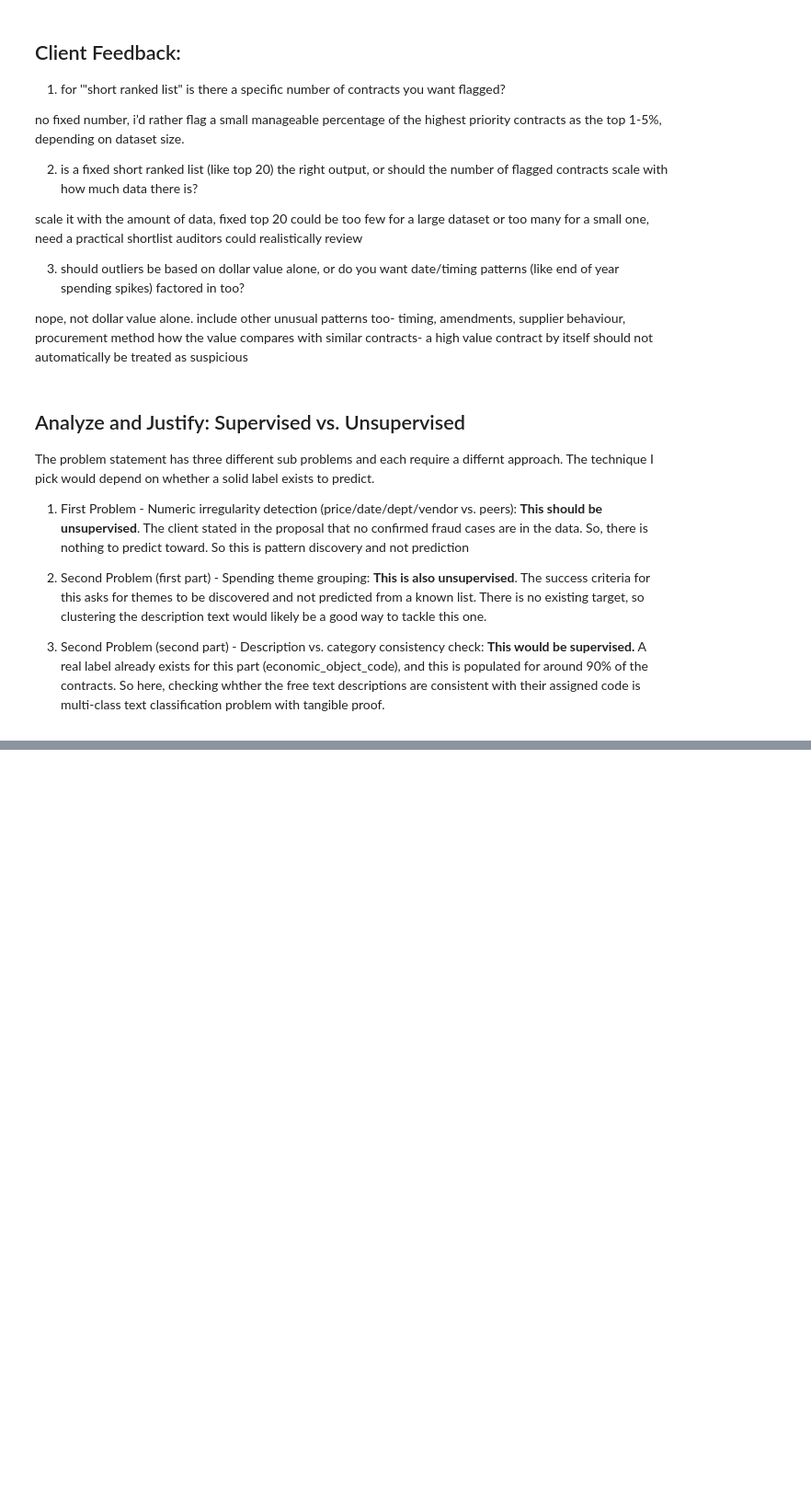
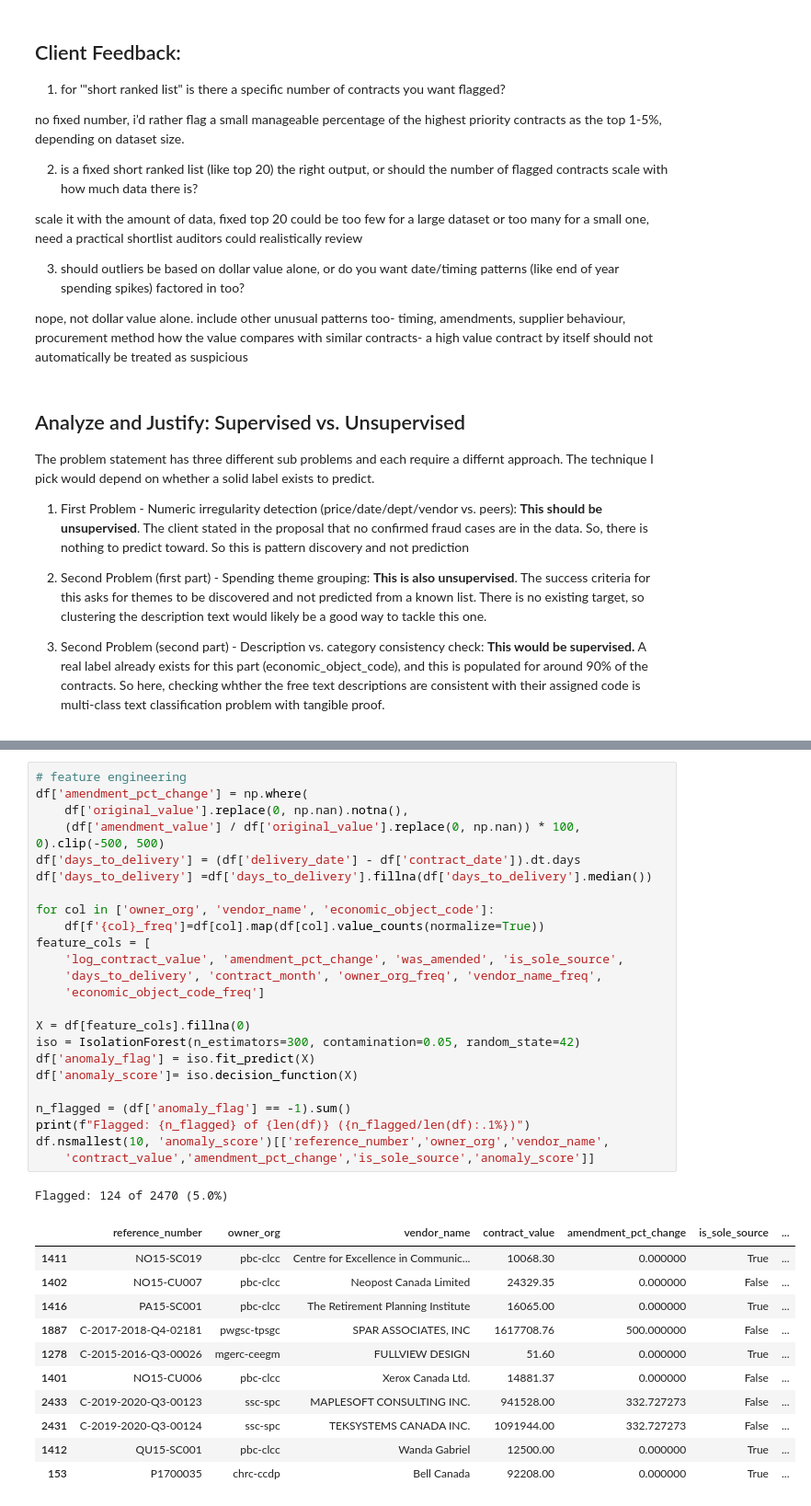
Before and after one commit to arriyan-aa/AA_Final_Project, a Jupyter notebook: notebook.ipynb, the cells around one changed output, grey strips where cells are left out. Shown at 92% size. Saved outputs shown, nothing was run; the diff lists cells and outputs as text; blank space fills up the shorter version.

```diff
--- a/notebook.ipynb
+++ b/notebook.ipynb
@@ -566,0 +581,37 @@ The problem statement has three different sub problems and each require a differ
+# %%
+# feature engineering
+df['amendment_pct_change'] = np.where(
+    df['original_value'].replace(0, np.nan).notna(),
+    (df['amendment_value'] / df['original_value'].replace(0, np.nan)) * 100, 0).clip(-500, 500)
+df['days_to_delivery'] = (df['delivery_date'] - df['contract_date']).dt.days
+df['days_to_delivery'] =df['days_to_delivery'].fillna(df['days_to_delivery'].median())
+
+for col in ['owner_org', 'vendor_name', 'economic_object_code']:
+    df[f'{col}_freq']=df[col].map(df[col].value_counts(normalize=True))
+feature_cols = [
+    'log_contract_value', 'amendment_pct_change', 'was_amended', 'is_sole_source',
+    'days_to_delivery', 'contract_month', 'owner_org_freq', 'vendor_name_freq',
+    'economic_object_code_freq']
+
+X = df[feature_cols].fillna(0)
+iso = IsolationForest(n_estimators=300, contamination=0.05, random_state=42)
+df['anomaly_flag'] = iso.fit_predict(X)
+df['anomaly_score']= iso.decision_function(X)
+
+n_flagged = (df['anomaly_flag'] == -1).sum()
+print(f"Flagged: {n_flagged} of {len(df)} ({n_flagged/len(df):.1%})")
+df.nsmallest(10, 'anomaly_score')[['reference_number','owner_org','vendor_name',
+    'contract_value','amendment_pct_change','is_sole_source','anomaly_score']]
+# %% [output]
+Flagged: 124 of 2470 (5.0%)
+|  | reference_number | owner_org | vendor_name | contract_value | amendment_pct_change | is_sole_source | ... |
+| 1411 | NO15-SC019 | pbc-clcc | Centre for Excellence in Communic... | 10068.30 | 0.000000 | True | ... |
+| 1402 | NO15-CU007 | pbc-clcc | Neopost Canada Limited | 24329.35 | 0.000000 | False | ... |
+| 1416 | PA15-SC001 | pbc-clcc | The Retirement Planning Institute | 16065.00 | 0.000000 | True | ... |
+| 1887 | C-2017-2018-Q4-02181 | pwgsc-tpsgc | SPAR ASSOCIATES, INC | 1617708.76 | 500.000000 | False | ... |
+| 1278 | C-2015-2016-Q3-00026 | mgerc-ceegm | FULLVIEW DESIGN | 51.60 | 0.000000 | True | ... |
+| 1401 | NO15-CU006 | pbc-clcc | Xerox Canada Ltd. | 14881.37 | 0.000000 | False | ... |
+| 2433 | C-2019-2020-Q3-00123 | ssc-spc | MAPLESOFT CONSULTING INC. | 941528.00 | 332.727273 | False | ... |
+| 2431 | C-2019-2020-Q3-00124 | ssc-spc | TEKSYSTEMS CANADA INC. | 1091944.00 | 332.727273 | False | ... |
+| 1412 | QU15-SC001 | pbc-clcc | Wanda Gabriel | 12500.00 | 0.000000 | True | ... |
+| 153 | P1700035 | chrc-ccdp | Bell Canada | 92208.00 | 0.000000 | True | ... |
```
Also changed, not shown: parts of 11 cells of this notebook.
